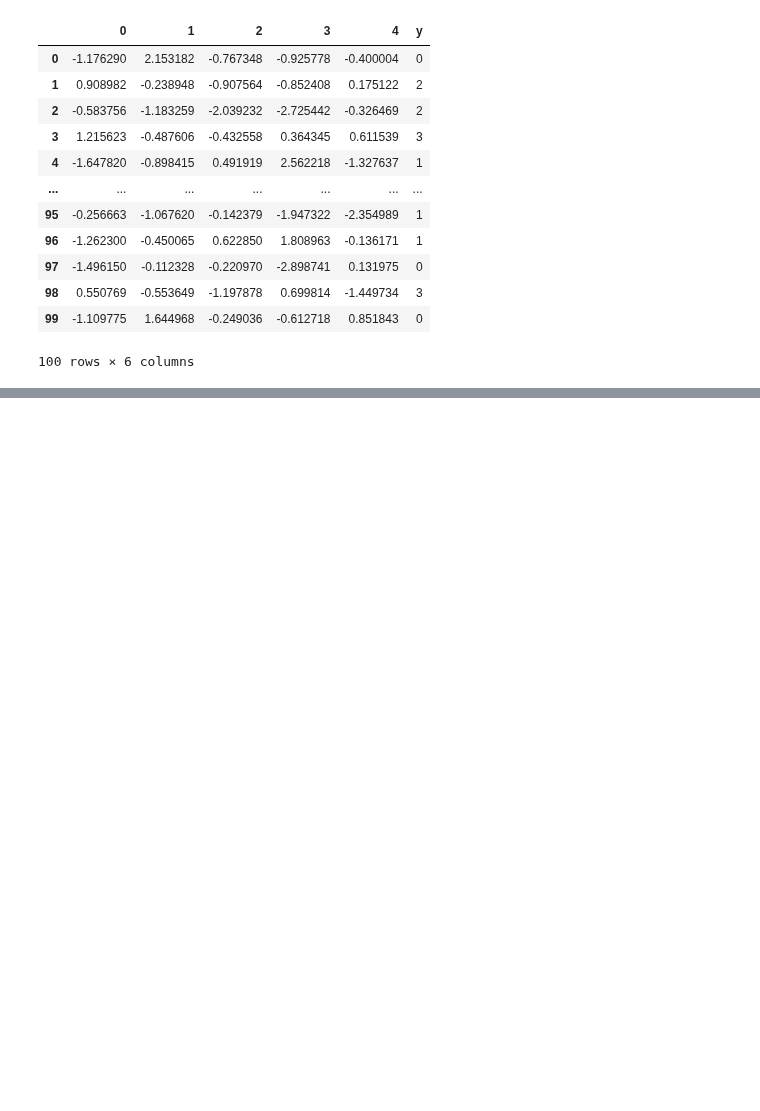
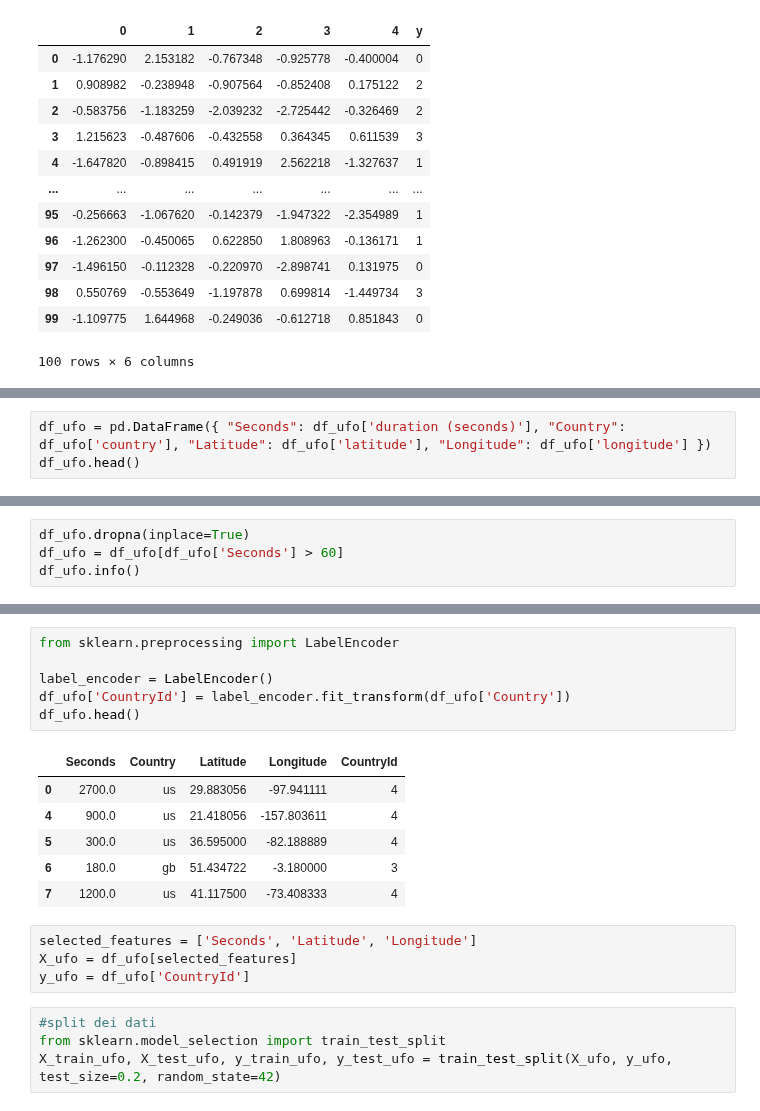
Before and after one commit to wr-porini/Course_ITS-BigData24-26_Anno2, a Jupyter notebook: Python/20251021/esempi.ipynb, the cells around one changed output, grey strips where cells are left out. Drawn from its saved outputs; the diff is of its cells as text; blank space fills up the shorter version.

```diff
--- a/Python/20251021/esempi.ipynb
+++ b/Python/20251021/esempi.ipynb
@@ -414,0 +429,3 @@ df
+# %%
+df_ufo = pd.DataFrame({ "Seconds": df_ufo['duration (seconds)'], "Country": df_ufo['country'], "Latitude": df_ufo['latitude'], "Longitude": df_ufo['longitude'] })
+df_ufo.head()
@@ -414,0 +439,4 @@ df
+# %%
+df_ufo.dropna(inplace=True)
+df_ufo = df_ufo[df_ufo['Seconds'] > 60]
+df_ufo.info()
@@ -414,0 +455,21 @@ df
+# %%
+from sklearn.preprocessing import LabelEncoder
+
+label_encoder = LabelEncoder()
+df_ufo['CountryId'] = label_encoder.fit_transform(df_ufo['Country'])
+df_ufo.head()
+# %% [output]
+|  | Seconds | Country | Latitude | Longitude | CountryId |
+| 0 | 2700.0 | us | 29.883056 | -97.941111 | 4 |
+| 4 | 900.0 | us | 21.418056 | -157.803611 | 4 |
+| 5 | 300.0 | us | 36.595000 | -82.188889 | 4 |
+| 6 | 180.0 | gb | 51.434722 | -3.180000 | 3 |
+| 7 | 1200.0 | us | 41.117500 | -73.408333 | 4 |
+# %%
+selected_features = ['Seconds', 'Latitude', 'Longitude']
+X_ufo = df_ufo[selected_features]
+y_ufo = df_ufo['CountryId']
+# %%
+#split dei dati
+from sklearn.model_selection import train_test_split
+X_train_ufo, X_test_ufo, y_train_ufo, y_test_ufo = train_test_split(X_ufo, y_ufo, test_size=0.2, random_state=42)
```
Also changed, not shown: parts of 9 cells of this notebook, 3 other files.
